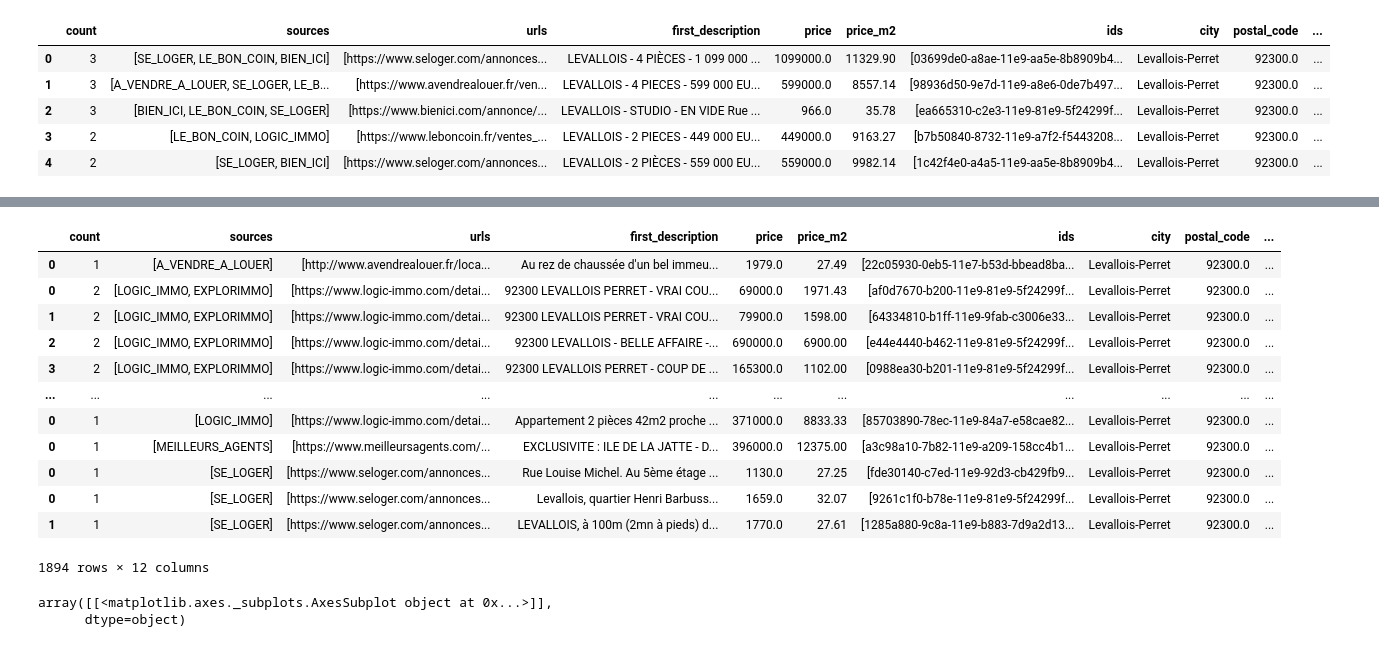
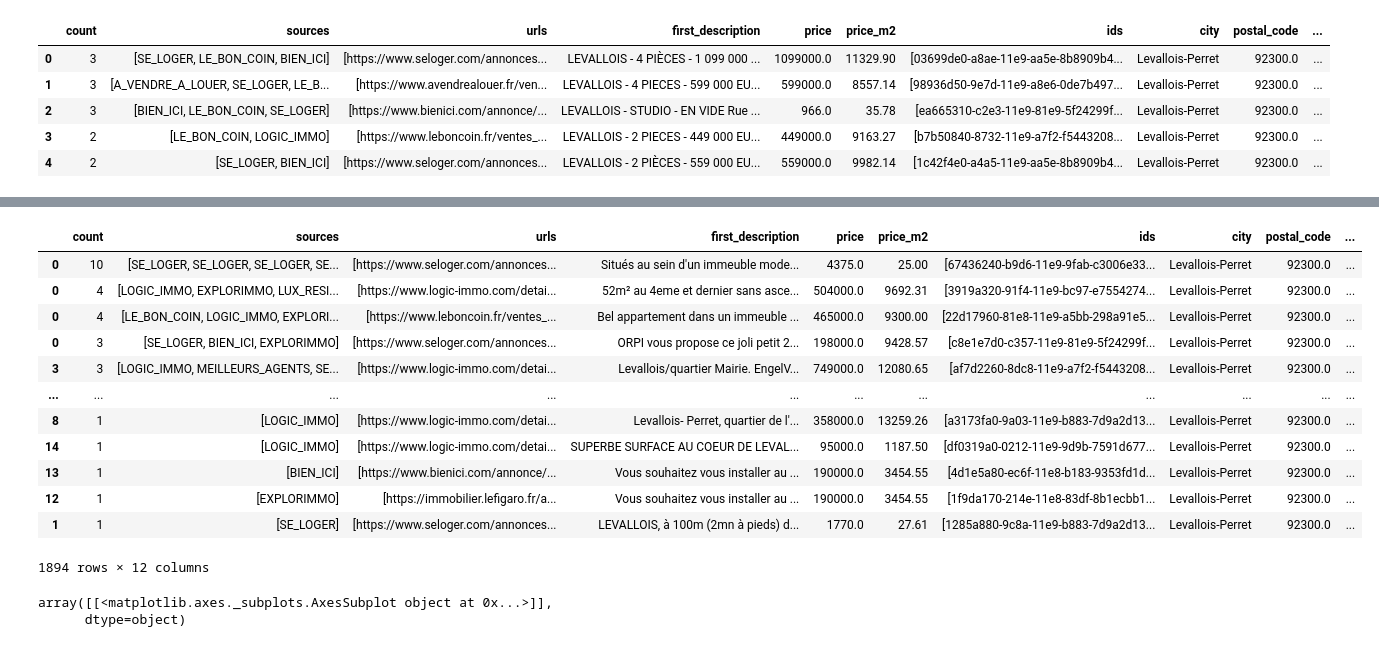
Before and after one commit to ouss23/test_yanport, a Jupyter notebook: Test_Yanport.ipynb, the cells around one changed output, grey strips where cells are left out. Drawn from its saved outputs; the diff is of its cells as text; code cells hidden in the pictures.

```diff
--- a/Test_Yanport.ipynb
+++ b/Test_Yanport.ipynb
@@ -347,19 +361,19 @@ Maintenant, on refait la même chose sur tous les noms des propriétaires
 all_df = pd.concat([group_by_dealer(df[df.DEALER_NAME == dealer]) for dealer in df.DEALER_NAME.unique()])\
 .join(dealer_info_df, on='dealer')
 # %%
-all_df#.sort_values(by="count", ascending=False)
+all_df.sort_values(by="count", ascending=False)
 # %% [output]
 |  | count | sources | urls | first_description | price | price_m2 | ids | city | postal_code | ... |
-| 0 | 1 | [A_VENDRE_A_LOUER] | [http://www.avendrealouer.fr/loca... | Au rez de chaussée d'un bel immeu... | 1979.0 | 27.49 | [22c05930-0eb5-11e7-b53d-bbead8ba... | Levallois-Perret | 92300.0 | ... |
-| 0 | 2 | [LOGIC_IMMO, EXPLORIMMO] | [https://www.logic-immo.com/detai... | 92300 LEVALLOIS PERRET - VRAI COU... | 69000.0 | 1971.43 | [af0d7670-b200-11e9-81e9-5f24299f... | Levallois-Perret | 92300.0 | ... |
-| 1 | 2 | [LOGIC_IMMO, EXPLORIMMO] | [https://www.logic-immo.com/detai... | 92300 LEVALLOIS PERRET - VRAI COU... | 79900.0 | 1598.00 | [64334810-b1ff-11e9-9fab-c3006e33... | Levallois-Perret | 92300.0 | ... |
-| 2 | 2 | [LOGIC_IMMO, EXPLORIMMO] | [https://www.logic-immo.com/detai... | 92300 LEVALLOIS - BELLE AFFAIRE -... | 690000.0 | 6900.00 | [e44e4440-b462-11e9-81e9-5f24299f... | Levallois-Perret | 92300.0 | ... |
-| 3 | 2 | [LOGIC_IMMO, EXPLORIMMO] | [https://www.logic-immo.com/detai... | 92300 LEVALLOIS PERRET - COUP DE ... | 165300.0 | 1102.00 | [0988ea30-b201-11e9-81e9-5f24299f... | Levallois-Perret | 92300.0 | ... |
+| 0 | 10 | [SE_LOGER, SE_LOGER, SE_LOGER, SE... | [https://www.seloger.com/annonces... | Situés au sein d'un immeuble mode... | 4375.0 | 25.00 | [67436240-b9d6-11e9-9fab-c3006e33... | Levallois-Perret | 92300.0 | ... |
+| 0 | 4 | [LOGIC_IMMO, EXPLORIMMO, LUX_RESI... | [https://www.logic-immo.com/detai... | 52m² au 4eme et dernier sans asce... | 504000.0 | 9692.31 | [3919a320-91f4-11e9-bc97-e7554274... | Levallois-Perret | 92300.0 | ... |
+| 0 | 4 | [LE_BON_COIN, LOGIC_IMMO, EXPLORI... | [https://www.leboncoin.fr/ventes_... | Bel appartement dans un immeuble ... | 465000.0 | 9300.00 | [22d17960-81e8-11e9-a5bb-298a91e5... | Levallois-Perret | 92300.0 | ... |
+| 0 | 3 | [SE_LOGER, BIEN_ICI, EXPLORIMMO] | [https://www.seloger.com/annonces... | ORPI vous propose ce joli petit 2... | 198000.0 | 9428.57 | [c8e1e7d0-c357-11e9-81e9-5f24299f... | Levallois-Perret | 92300.0 | ... |
+| 3 | 3 | [LOGIC_IMMO, MEILLEURS_AGENTS, SE... | [https://www.logic-immo.com/detai... | Levallois/quartier Mairie. EngelV... | 749000.0 | 12080.65 | [af7d2260-8dc8-11e9-a7f2-f5443208... | Levallois-Perret | 92300.0 | ... |
 | ... | ... | ... | ... | ... | ... | ... | ... | ... | ... | ... |
-| 0 | 1 | [LOGIC_IMMO] | [https://www.logic-immo.com/detai... | Appartement 2 pièces 42m2 proche ... | 371000.0 | 8833.33 | [85703890-78ec-11e9-84a7-e58cae82... | Levallois-Perret | 92300.0 | ... |
-| 0 | 1 | [MEILLEURS_AGENTS] | [https://www.meilleursagents.com/... | EXCLUSIVITE : ILE DE LA JATTE - D... | 396000.0 | 12375.00 | [a3c98a10-7b82-11e9-a209-158cc4b1... | Levallois-Perret | 92300.0 | ... |
-| 0 | 1 | [SE_LOGER] | [https://www.seloger.com/annonces... | Rue Louise Michel. Au 5ème étage ... | 1130.0 | 27.25 | [fde30140-c7ed-11e9-92d3-cb429fb9... | Levallois-Perret | 92300.0 | ... |
-| 0 | 1 | [SE_LOGER] | [https://www.seloger.com/annonces... | Levallois, quartier Henri Barbuss... | 1659.0 | 32.07 | [9261c1f0-b78e-11e9-81e9-5f24299f... | Levallois-Perret | 92300.0 | ... |
+| 8 | 1 | [LOGIC_IMMO] | [https://www.logic-immo.com/detai... | Levallois- Perret, quartier de l'... | 358000.0 | 13259.26 | [a3173fa0-9a03-11e9-b883-7d9a2d13... | Levallois-Perret | 92300.0 | ... |
+| 14 | 1 | [LOGIC_IMMO] | [https://www.logic-immo.com/detai... | SUPERBE SURFACE AU COEUR DE LEVAL... | 95000.0 | 1187.50 | [df0319a0-0212-11e9-9d9b-7591d677... | Levallois-Perret | 92300.0 | ... |
+| 13 | 1 | [BIEN_ICI] | [https://www.bienici.com/annonce/... | Vous souhaitez vous installer au ... | 190000.0 | 3454.55 | [4d1e5a80-ec6f-11e8-b183-9353fd1d... | Levallois-Perret | 92300.0 | ... |
+| 12 | 1 | [EXPLORIMMO] | [https://immobilier.lefigaro.fr/a... | Vous souhaitez vous installer au ... | 190000.0 | 3454.55 | [1f9da170-214e-11e8-83df-8b1ecbb1... | Levallois-Perret | 92300.0 | ... |
 | 1 | 1 | [SE_LOGER] | [https://www.seloger.com/annonces... | LEVALLOIS, à 100m (2mn à pieds) d... | 1770.0 | 27.61 | [1285a880-9c8a-11e9-b883-7d9a2d13... | Levallois-Perret | 92300.0 | ... |
 1894 rows × 12 columns
 # %%
```
Also changed, not shown: parts of 2 cells of this notebook.
